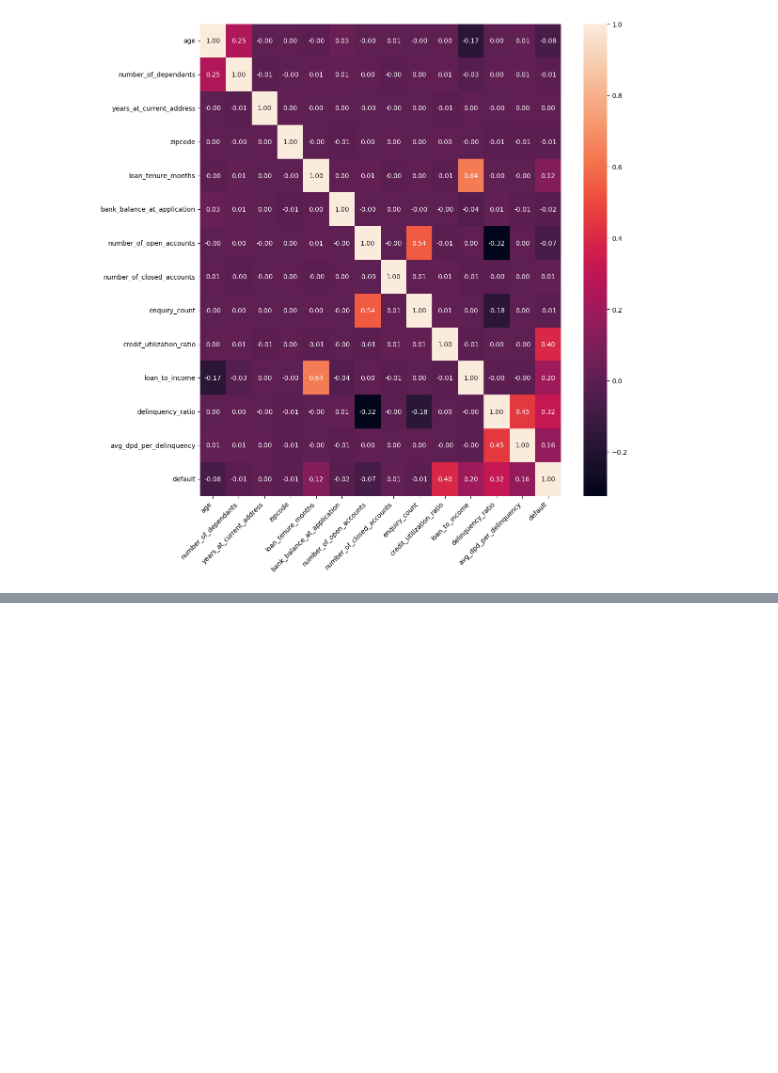
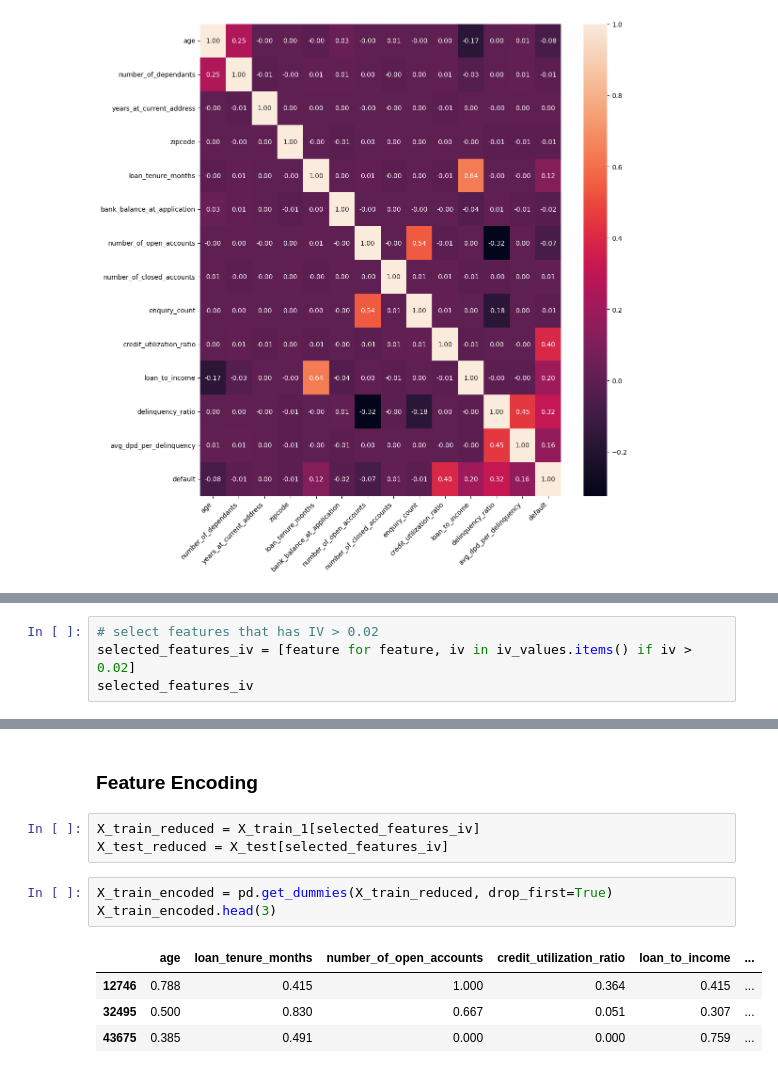
Before and after one commit to Abi27052000/Credit-Risk-Modelling, a Jupyter notebook: Credit_risk.ipynb, the cells around one changed output, grey strips where cells are left out. Cells and saved outputs as stored; diff of their text form; blank space fills up the shorter version.

```diff
--- a/Credit_risk.ipynb
+++ b/Credit_risk.ipynb
@@ -669,0 +788,4 @@ plt.show()
+# %%
+# select features that has IV > 0.02
+selected_features_iv = [feature for feature, iv in iv_values.items() if iv > 0.02]
+selected_features_iv
@@ -669,0 +803,13 @@ plt.show()
+# %% [markdown]
+### Feature Encoding
+# %%
+X_train_reduced = X_train_1[selected_features_iv]
+X_test_reduced = X_test[selected_features_iv]
+# %%
+X_train_encoded = pd.get_dummies(X_train_reduced, drop_first=True)
+X_train_encoded.head(3)
+# %% [output]
+|  | age | loan_tenure_months | number_of_open_accounts | credit_utilization_ratio | loan_to_income | ... |
+| 12746 | 0.788 | 0.415 | 1.000 | 0.364 | 0.415 | ... |
+| 32495 | 0.500 | 0.830 | 0.667 | 0.051 | 0.307 | ... |
+| 43675 | 0.385 | 0.491 | 0.000 | 0.000 | 0.759 | ... |
```
Also changed, not shown: parts of 9 cells of this notebook.
